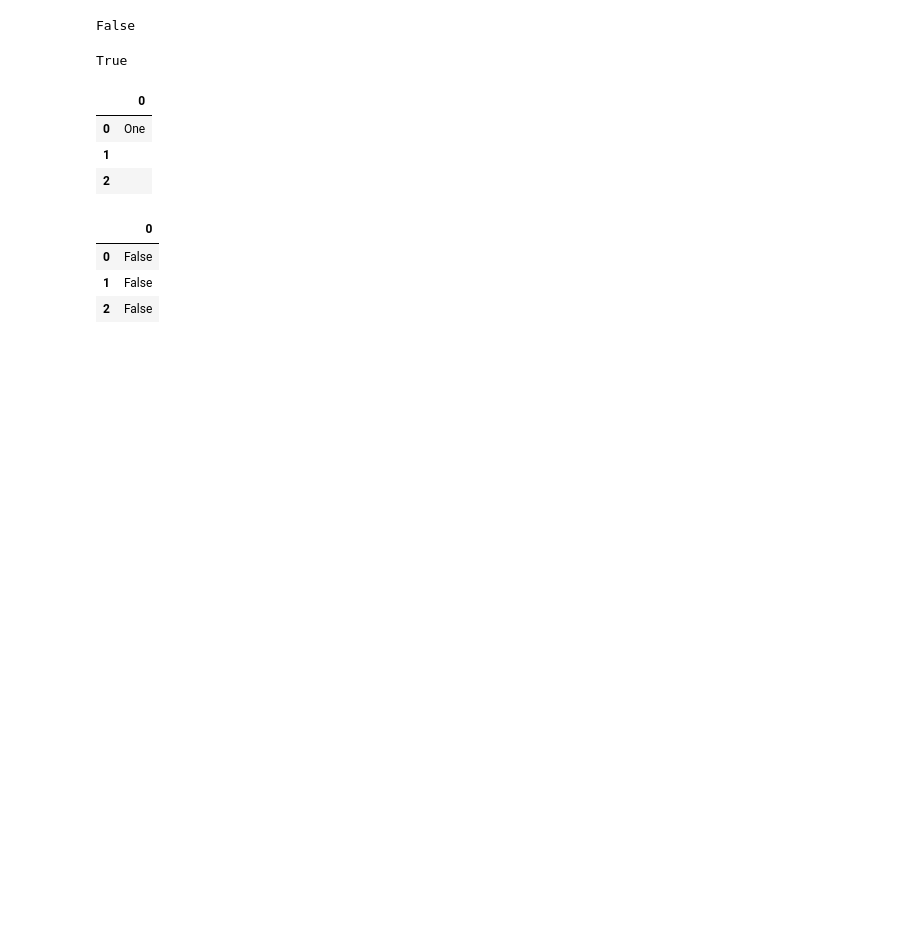
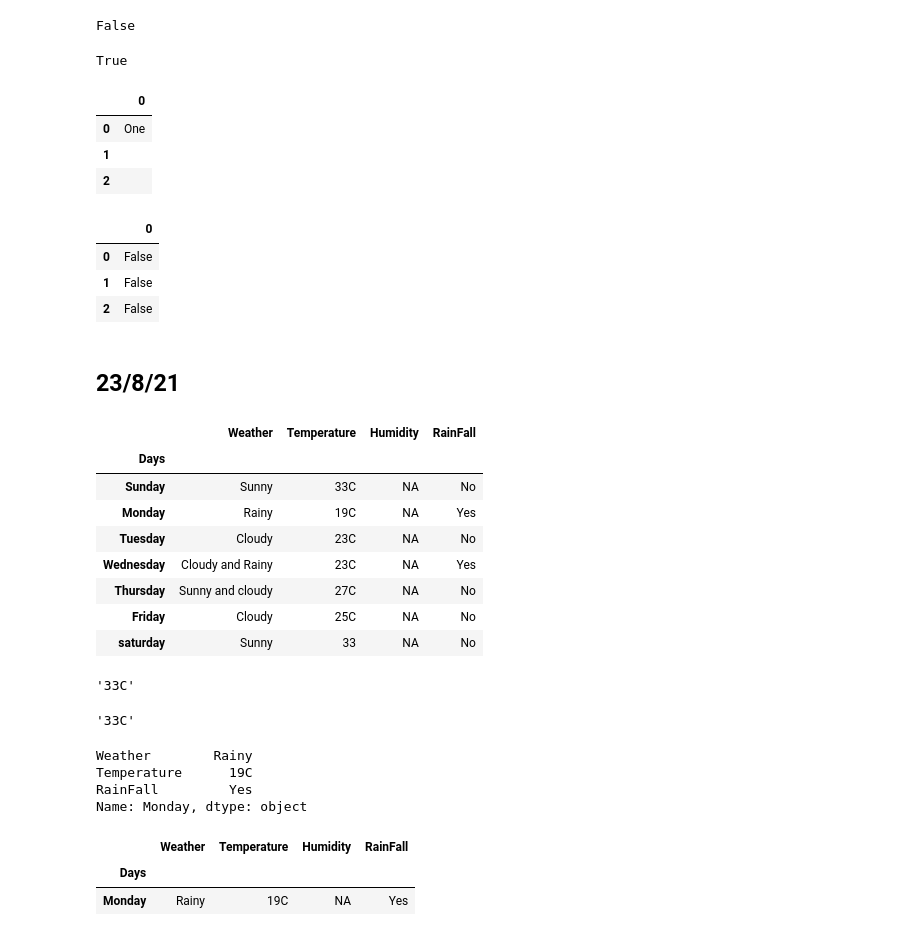
Before and after one commit to jarvis-error/DataAnalysisWrkEx, a Jupyter notebook: Basics_DataAnalysis_18_8_21.ipynb, the cells around one changed output. Drawn from its saved outputs; the diff is of its cells as text; code cells hidden in the pictures; blank space fills up the shorter version.

```diff
--- a/Basics_DataAnalysis_18_8_21.ipynb
+++ b/Basics_DataAnalysis_18_8_21.ipynb
@@ -476,3 +463,73 @@ emps1.isnull()
 | 0 | False |
 | 1 | False |
 | 2 | False |
+# %% [markdown]
+## 23/8/21
+# %%
+# Create table of 4 columns weather,temperature,humidity,rainy or not
+# and with index name (days) of values from monday to sunday
+
+I=['Sunday','Monday','Tuesday','Wednesday','Thursday','Friday','saturday']
+W=['Sunny','Rainy','Cloudy','Cloudy and Rainy','Sunny and cloudy','Cloudy','Sunny']
+T=['33C','19C','23C','23C','27C','25C','33']
+H=['NA','NA','NA','NA','NA','NA','NA']
+R=['No','Yes','No','Yes','No','No','No']
+IS=pd.Series(I)
+WS=pd.Series(W)
+TS=pd.Series(T)
+HS=pd.Series(H)
+RS=pd.Series(R)
+ID=pd.DataFrame(IS)
+WD=pd.DataFrame(WS)
+TD=pd.DataFrame(TS)
+HD=pd.DataFrame(HS)
+RD=pd.DataFrame(RS)
+Z=pd.concat([WD,TD,HD,RD],axis=1)
+Z.index=I
+Z.index.name='Days'
+Z.columns=['Weather','Temperature','Humidity','RainFall']
+Z
+# %% [output]
+|  | Weather | Temperature | Humidity | RainFall |
+| Days |  |  |  |  |
+| Sunday | Sunny | 33C | NA | No |
+| Monday | Rainy | 19C | NA | Yes |
+| Tuesday | Cloudy | 23C | NA | No |
+| Wednesday | Cloudy and Rainy | 23C | NA | Yes |
+| Thursday | Sunny and cloudy | 27C | NA | No |
+| Friday | Cloudy | 25C | NA | No |
+| saturday | Sunny | 33 | NA | No |
+# %%
+# Retrieve information from DataFrame -----> 1. loc 2. iloc
+# And ways to retrieve info-----> By 1.value, 2.list, 3.slicing, 4.conditions, 5.callable function
+
+# 1.By Value
+# By value(name)--------df.loc[row_value,column_value]
+zz=Z.loc['Sunday','Temperature']
+zz
+# %% [output]
+'33C'
+# %%
+# By value(index) --------df.iloc[row_index_number,column_index_number]
+
+yy=Z.iloc[0,1]
+yy
+# %% [output]
+'33C'
+# %%
+# 2. By list---> Value(name)
+xx=Z.loc['Monday',['Weather','Temperature','RainFall']]
+xx
+# %% [output]
+Weather        Rainy
+Temperature      19C
+RainFall         Yes
+Name: Monday, dtype: object
+# %%
+# By index value
+vv=Z.iloc[[1],[0,1,2,3]]
+vv
+# %% [output]
+|  | Weather | Temperature | Humidity | RainFall |
+| Days |  |  |  |  |
+| Monday | Rainy | 19C | NA | Yes |
```
Also changed, not shown: parts of 26 cells of this notebook.
